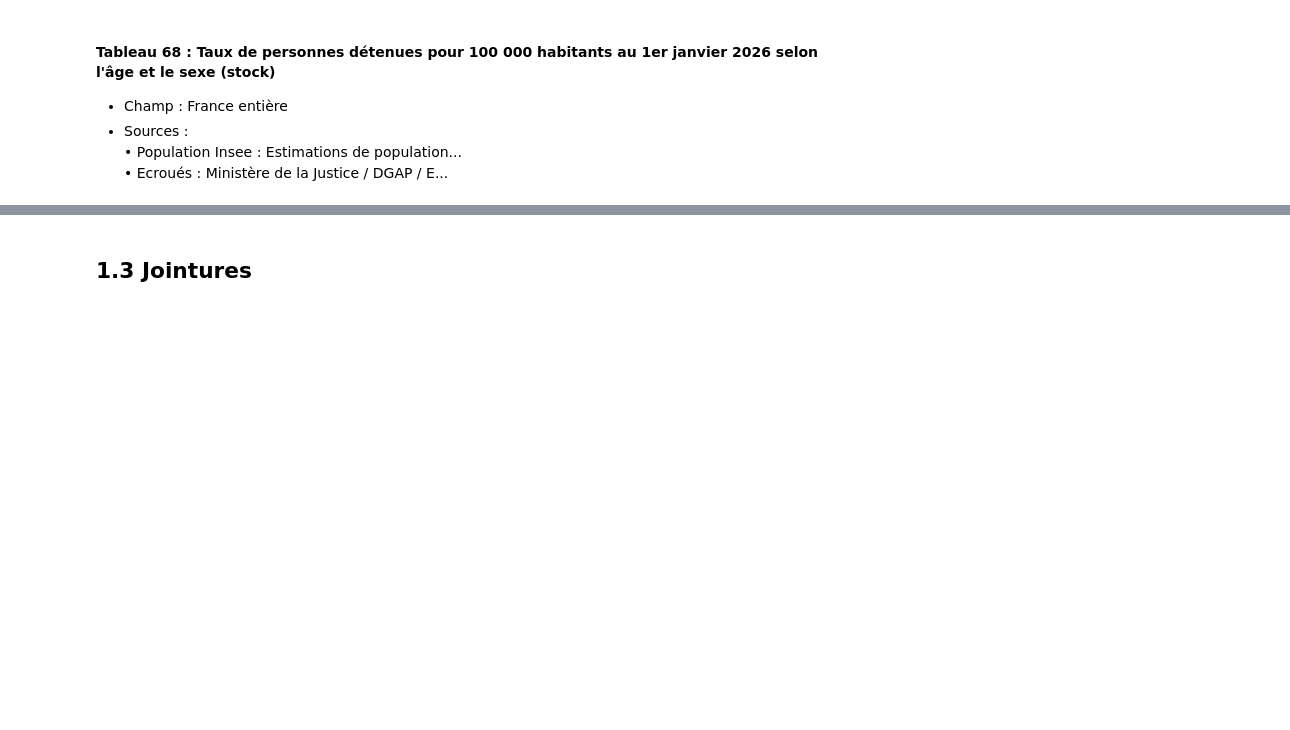
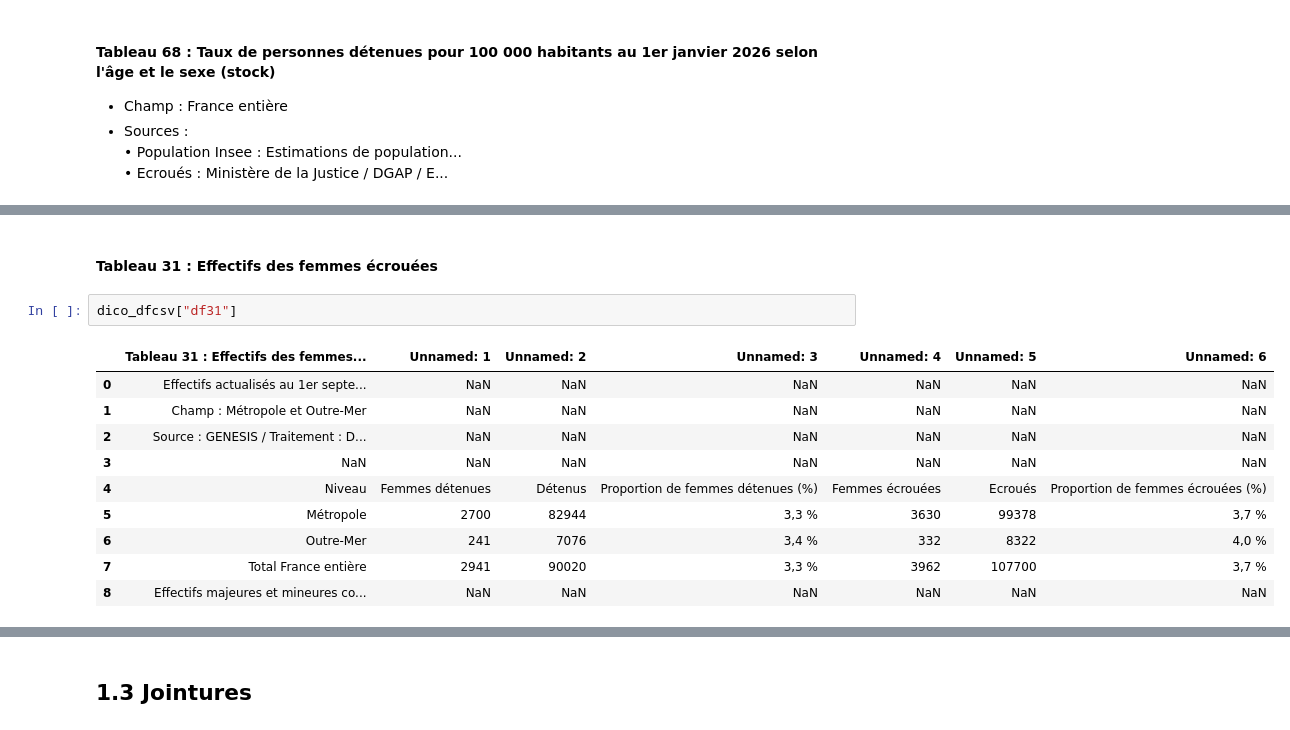
Before and after one commit to lili-dupont/python-for-data-science, a Jupyter notebook: code/notebook.ipynb, the cells around one changed output, grey strips where cells are left out. Drawn from its saved outputs; the diff is of its cells as text; blank space fills up the shorter version.

```diff
--- a/code/notebook.ipynb
+++ b/code/notebook.ipynb
@@ -222,0 +173,15 @@ dico_dfcsv["df68"]
+# %% [markdown]
+#### Tableau 31 : Effectifs des femmes écrouées
+# %%
+dico_dfcsv["df31"]
+# %% [output]
+|  | Tableau 31 : Effectifs des femmes... | Unnamed: 1 | Unnamed: 2 | Unnamed: 3 | Unnamed: 4 | Unnamed: 5 | Unnamed: 6 |
+| 0 | Effectifs actualisés au 1er septe... | NaN | NaN | NaN | NaN | NaN | NaN |
+| 1 | Champ : Métropole et Outre-Mer | NaN | NaN | NaN | NaN | NaN | NaN |
+| 2 | Source : GENESIS / Traitement : D... | NaN | NaN | NaN | NaN | NaN | NaN |
+| 3 | NaN | NaN | NaN | NaN | NaN | NaN | NaN |
+| 4 | Niveau | Femmes détenues | Détenus | Proportion de femmes détenues (%) | Femmes écrouées | Ecroués | Proportion de femmes écrouées (%) |
+| 5 | Métropole | 2700 | 82944 | 3,3 % | 3630 | 99378 | 3,7 % |
+| 6 | Outre-Mer | 241 | 7076 | 3,4 % | 332 | 8322 | 4,0 % |
+| 7 | Total France entière | 2941 | 90020 | 3,3 % | 3962 | 107700 | 3,7 % |
+| 8 | Effectifs majeures et mineures co... | NaN | NaN | NaN | NaN | NaN | NaN |
```
Also changed, not shown: parts of 20 cells of this notebook, 11 other files.
